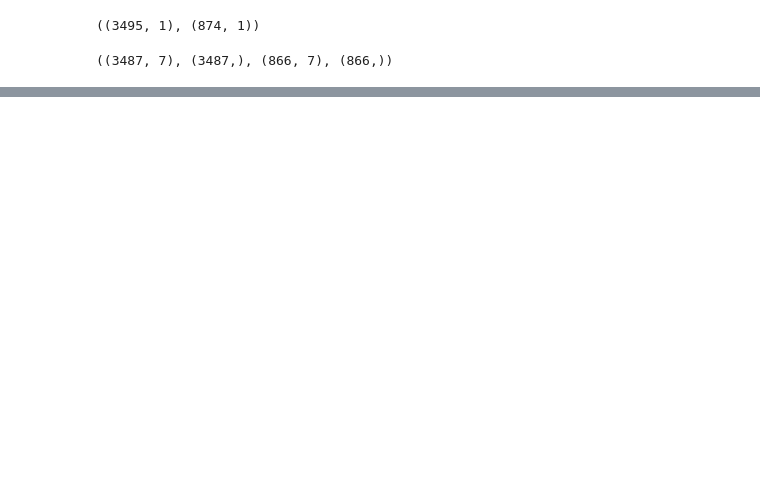
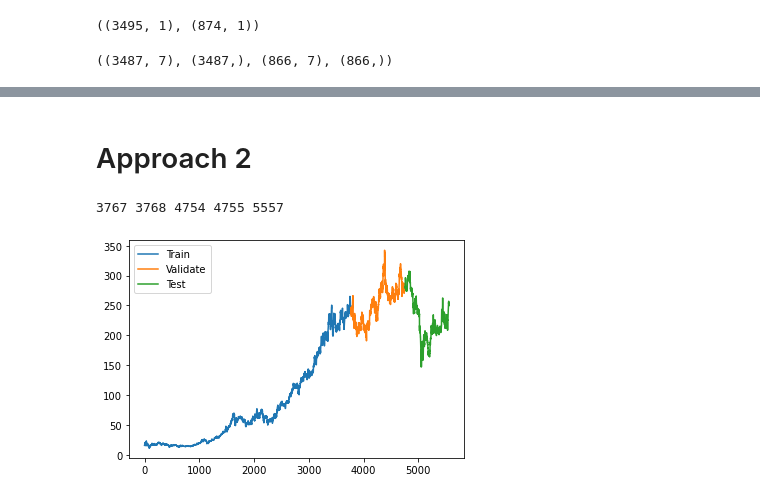
Before and after one commit to sudharshanavp/stock_market_prediction, a Jupyter notebook: notebooks/LSTM_notebook.ipynb, the cells around one changed output, grey strips where cells are left out. Saved outputs shown, nothing was run; the diff lists cells and outputs as text; code cells hidden in the pictures; blank space fills up the shorter version.

```diff
--- a/notebooks/LSTM_notebook.ipynb
+++ b/notebooks/LSTM_notebook.ipynb
@@ -154,0 +192,2 @@ print(tf.__version__)
+# %% [markdown]
+# Approach 2
@@ -154,0 +214,33 @@ print(tf.__version__)
+# %%
+# Read in data
+spy = pd.read_csv('../data/raw/stock/yahoo_finance/ITC')
+
+# Convert series into datetime type
+spy['Date'] = pd.to_datetime(spy['Date'])
+
+# Save target series
+series = spy['Close']
+
+# Create train data set
+train_split_date = '2014-12-31'
+train_split_index = np.where(spy.Date == train_split_date)[0][0]
+x_train = spy.loc[spy['Date'] <= train_split_date]['Close']
+
+# Create test data set
+test_split_date = '2019-01-02'
+test_split_index = np.where(spy.Date == test_split_date)[0][0]
+x_test = spy.loc[spy['Date'] >= test_split_date]['Close']
+
+# Create valid data set
+valid_split_index = (train_split_index.max(),test_split_index.min())
+x_valid = spy.loc[(spy['Date'] < test_split_date) & (spy['Date'] > train_split_date)]['Close']
+# %%
+# Plot all lines on one chart to see where one segment starts and another ends
+plt.plot(x_train, label = 'Train')
+plt.plot(x_valid, label = 'Validate')
+plt.plot(x_test, label = 'Test')
+plt.legend()
+print(x_train.index.max(),x_valid.index.min(),x_valid.index.max(),x_test.index.min(),x_test.index.max())
+# %% [output]
+3767 3768 4754 4755 5557
+[figure, added]
```
Also changed, not shown: parts of 20 cells of this notebook, 1 other file.
